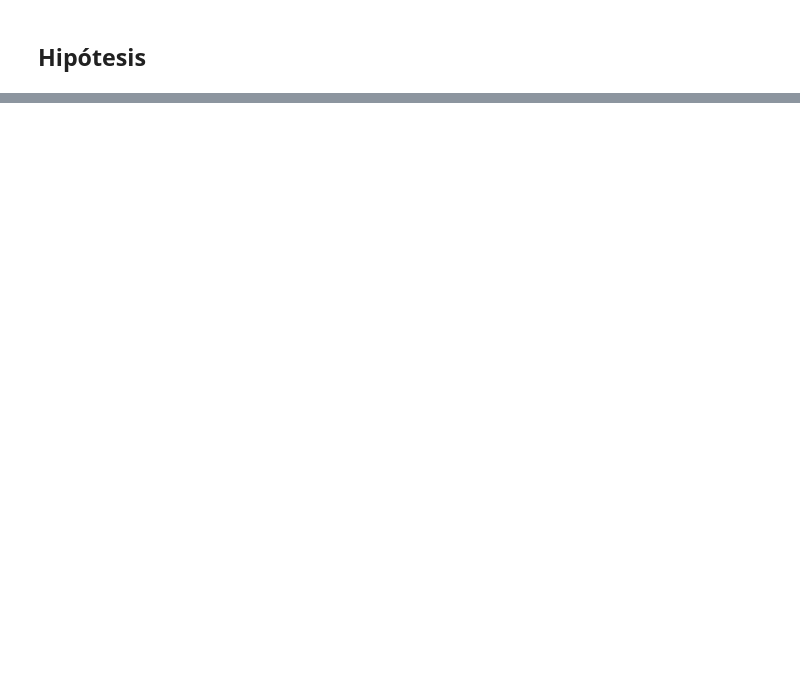
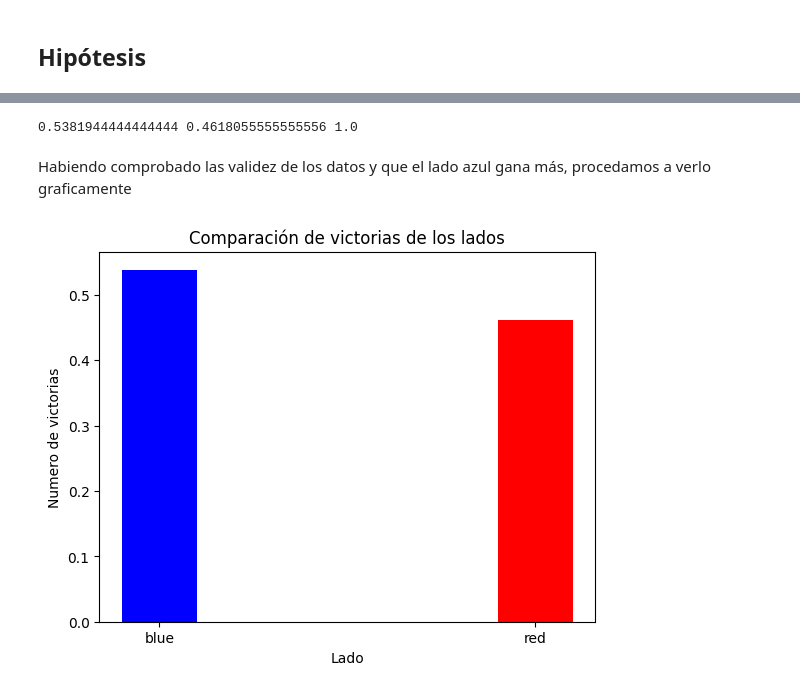
Before and after one commit to CamiloAPB/EDA_DS, a Jupyter notebook: Src/Notebooks/EDA_S10_MainRep.ipynb, the cells around one changed output, grey strips where cells are left out. Cells and saved outputs as stored; diff of their text form; code cells hidden in the pictures; blank space fills up the shorter version.

```diff
--- a/Src/Notebooks/EDA_S10_MainRep.ipynb
+++ b/Src/Notebooks/EDA_S10_MainRep.ipynb
@@ -158,0 +644,20 @@ major_leagues = pd.concat([asia, occidente])
+# %%
+blue_winrate = major_leagues["t1_result"][major_leagues["t1_result"] == 1].count()/major_leagues["t1_result"].count()
+red_winrate =  major_leagues["t2_result"][major_leagues["t2_result"] == 1].count()/major_leagues["t2_result"].count()
+print(blue_winrate, red_winrate, blue_winrate +  red_winrate)
+# %% [output]
+0.5381944444444444 0.4618055555555556 1.0
+# %% [markdown]
+Habiendo comprobado las validez de los datos y que el lado azul gana más, procedamos a verlo graficamente
+# %%
+# Histograma para conteo absoluto y donete para porcentaje
+
+fig, ax = plt.subplots()
+ax.set_title("Comparación de victorias de los lados")
+ax.set_xlabel("Lado")
+ax.set_ylabel("Numero de victorias")
+bar_withd = 0.20
+blue = ax.bar("blue", blue_winrate,bar_withd, color = "blue")
+red = ax.bar("red", red_winrate, bar_withd, color = "red")
+# %% [output]
+[figure, added]
```
Also changed, not shown: parts of 41 cells of this notebook.
